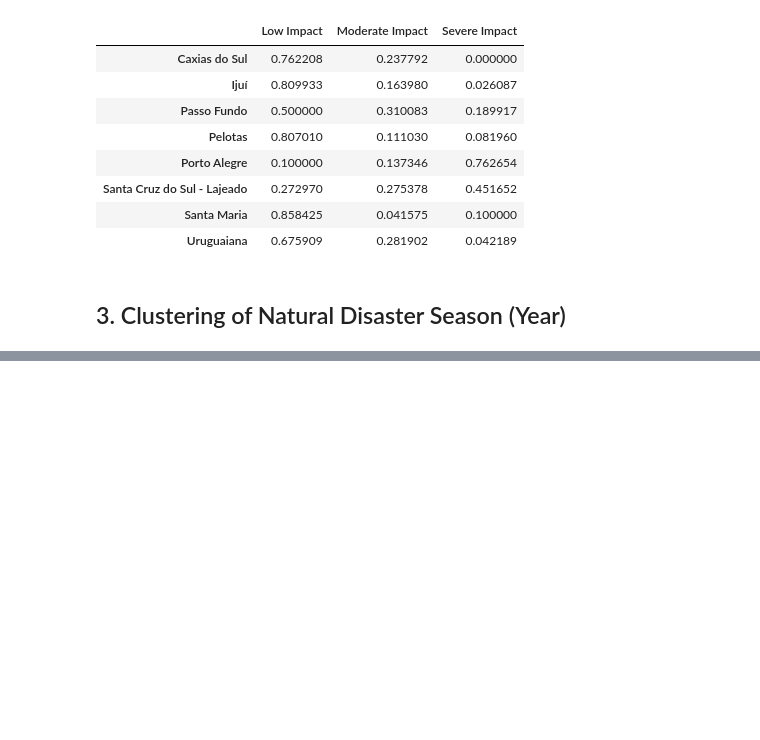
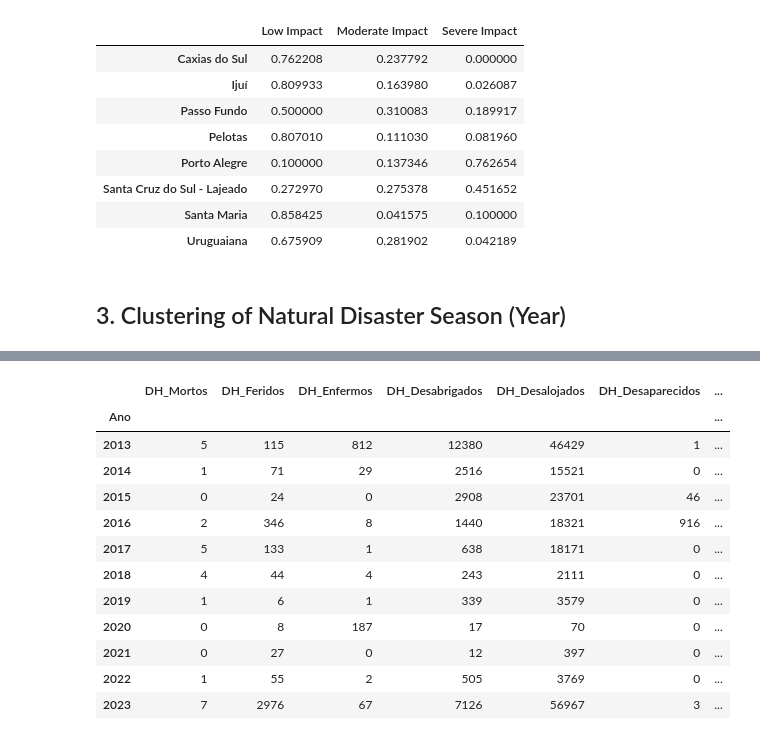
Before and after one commit to Pedro4064/Grey-Systems---Natural-Desaster-Assesment, a Jupyter notebook: Src/grey_clustering.ipynb, the cells around one changed output, grey strips where cells are left out. Drawn from its saved outputs; the diff is of its cells as text; code cells hidden in the pictures; blank space fills up the shorter version.

Commit message:
[IMPLEMENTED] Natural Disaster Season clustering

```diff
--- a/Src/grey_clustering.ipynb
+++ b/Src/grey_clustering.ipynb
@@ -158,15 +155,6 @@ pd.DataFrame(region_evaluation).transpose()[['Low Impact', 'Moderate Impact', 'S
 # %% [markdown]
 ## 3. Clustering of Natural Disaster Season (Year)
 # %%
-disasters_data = disasters_data[['Ano', 'COBRADE', 'DH_Mortos', 'DH_Feridos', 'DH_Enfermos',
-                                 'DH_Desabrigados', 'DH_Desalojados', 'DH_Desaparecidos',
-                                 'DH_Outros Afetados', 'DM_Unidades Habitacionais Danificadas',
-                                 'DM_Unidades Habitacionais Destruídas',
-                                 'DM_Unidades Habitacionais Valor',
-                                 'DA_Poluição ou contaminação da água',
-                                 'DA_Poluição ou contaminação do ar',
-                                 'DA_Poluição ou contaminação do solo',
-                                 'DA_Diminuição ou exaurimento hídrico'
-                                ]]
+disasters_data_by_year = disasters_data[['Ano', 'DH_Mortos', 'DH_Feridos', 'DH_Enfermos','DH_Desabrigados', 'DH_Desalojados', 'DH_Desaparecidos', 'DH_Outros Afetados', 'DM_Unidades Habitacionais Danificadas', 'DM_Unidades Habitacionais Destruídas', 'DM_Unidades Habitacionais Valor']]
 # %%
-disasters_data.groupby(['Ano']).sum()
+disasters_data_by_year = disasters_data_by_year.groupby(['Ano']).sum()
@@ -186,0 +161,16 @@ disasters_data.groupby(['Ano']).sum()
+# %%
+disasters_data_by_year
+# %% [output]
+|  | DH_Mortos | DH_Feridos | DH_Enfermos | DH_Desabrigados | DH_Desalojados | DH_Desaparecidos | ... |
+| Ano |  |  |  |  |  |  | ... |
+| 2013 | 5 | 115 | 812 | 12380 | 46429 | 1 | ... |
+| 2014 | 1 | 71 | 29 | 2516 | 15521 | 0 | ... |
+| 2015 | 0 | 24 | 0 | 2908 | 23701 | 46 | ... |
+| 2016 | 2 | 346 | 8 | 1440 | 18321 | 916 | ... |
+| 2017 | 5 | 133 | 1 | 638 | 18171 | 0 | ... |
+| 2018 | 4 | 44 | 4 | 243 | 2111 | 0 | ... |
+| 2019 | 1 | 6 | 1 | 339 | 3579 | 0 | ... |
+| 2020 | 0 | 8 | 187 | 17 | 70 | 0 | ... |
+| 2021 | 0 | 27 | 0 | 12 | 397 | 0 | ... |
+| 2022 | 1 | 55 | 2 | 505 | 3769 | 0 | ... |
+| 2023 | 7 | 2976 | 67 | 7126 | 56967 | 3 | ... |
```
Also changed, not shown: parts of 5 cells of this notebook.
